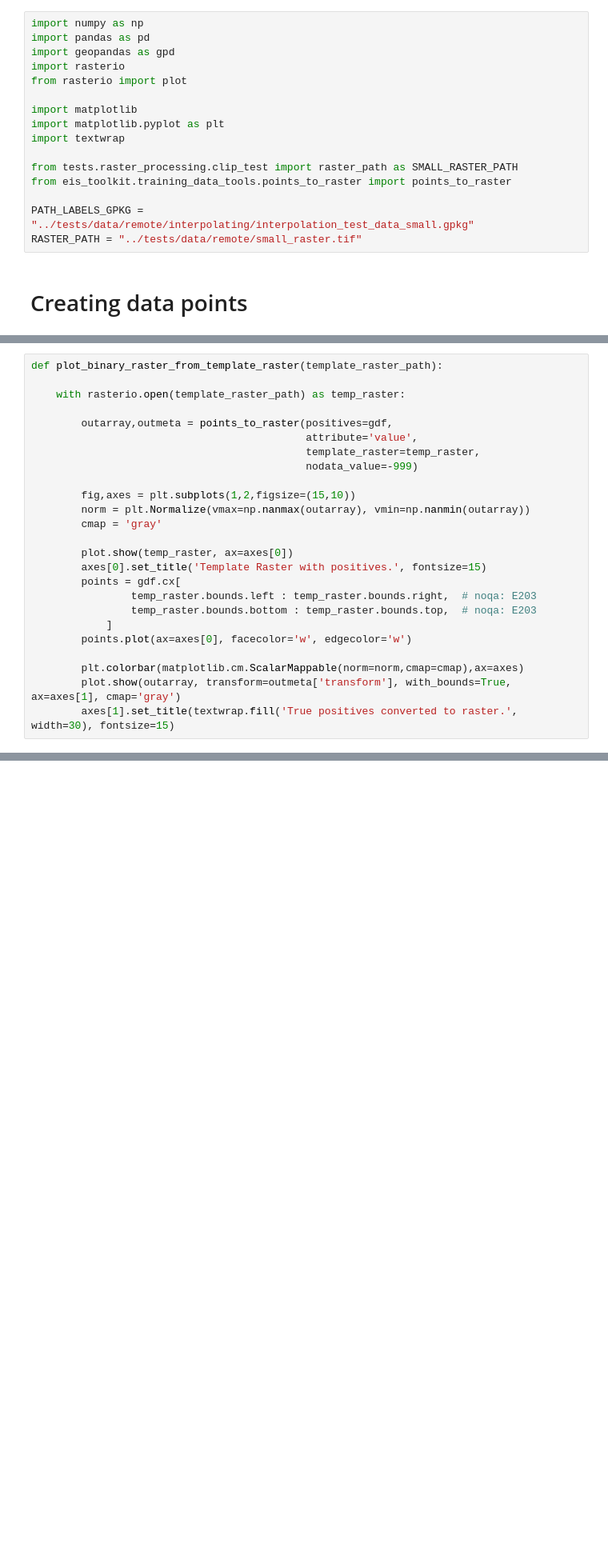
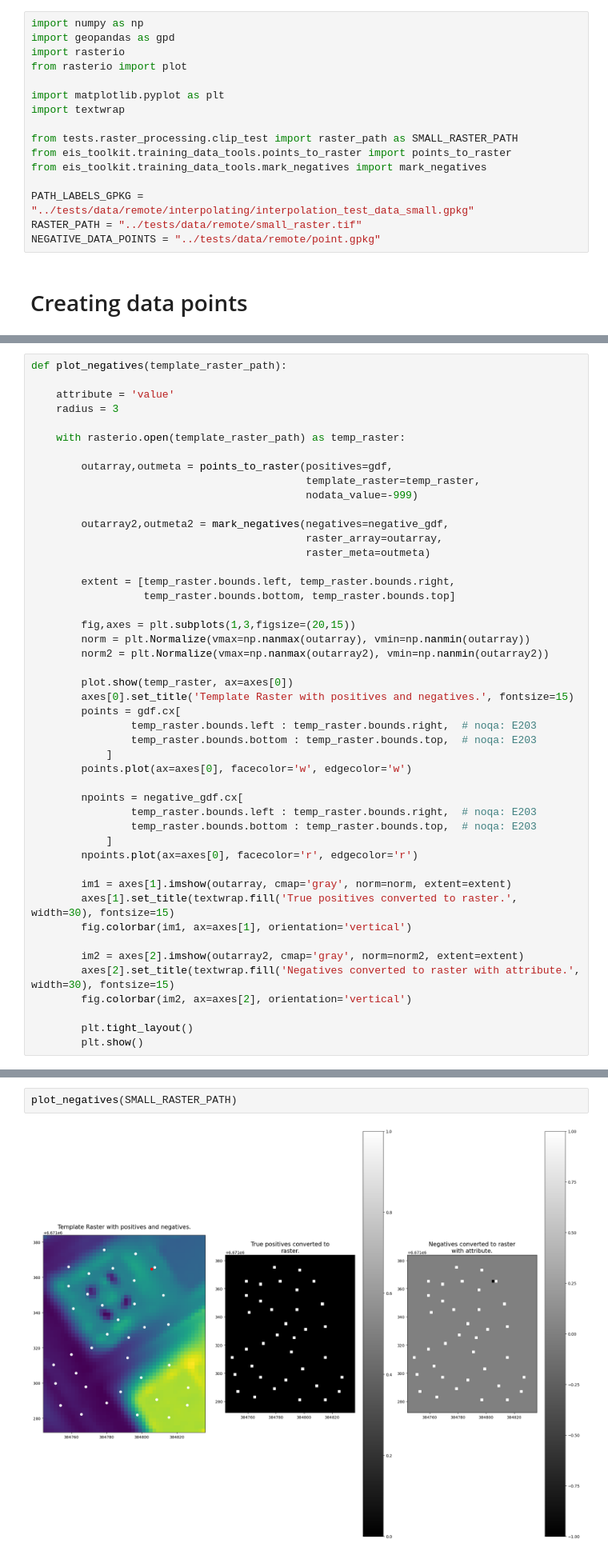
Before and after one commit to GispoCoding/eis_toolkit, a Jupyter notebook: notebooks/testing_points_to_raster.ipynb, the cells around one changed output, grey strips where cells are left out. Shown at 80% size. Drawn from its saved outputs; the diff is of its cells as text; blank space fills up the shorter version.

```diff
--- a/notebooks/testing_points_to_raster.ipynb
+++ b/notebooks/testing_points_to_raster.ipynb
@@ -4,20 +4,20 @@ import sys
 sys.path.insert(0, "..")
 # %%
 import numpy as np
-import pandas as pd
 import geopandas as gpd
 import rasterio
 from rasterio import plot
 
-import matplotlib
 import matplotlib.pyplot as plt
 import textwrap
 
 from tests.raster_processing.clip_test import raster_path as SMALL_RASTER_PATH
 from eis_toolkit.training_data_tools.points_to_raster import points_to_raster
+from eis_toolkit.training_data_tools.mark_negatives import mark_negatives
 
 PATH_LABELS_GPKG = "../tests/data/remote/interpolating/interpolation_test_data_small.gpkg"
 RASTER_PATH = "../tests/data/remote/small_raster.tif"
+NEGATIVE_DATA_POINTS = "../tests/data/remote/point.gpkg"
 # %% [markdown]
 # Creating data points
 # %%
@@ -46,25 +148,47 @@ print(gdf)
 # %%
-def plot_binary_raster_from_template_raster(template_raster_path):
+def plot_negatives(template_raster_path):
+
+    attribute = 'value'
+    radius = 3
 
     with rasterio.open(template_raster_path) as temp_raster:
 
         outarray,outmeta = points_to_raster(positives=gdf,
-                                            attribute='value',
                                             template_raster=temp_raster,
                                             nodata_value=-999)
 
-        fig,axes = plt.subplots(1,2,figsize=(15,10))
+        outarray2,outmeta2 = mark_negatives(negatives=negative_gdf,
+                                            raster_array=outarray,
+                                            raster_meta=outmeta)
+
+        extent = [temp_raster.bounds.left, temp_raster.bounds.right,
+                  temp_raster.bounds.bottom, temp_raster.bounds.top]
+
+        fig,axes = plt.subplots(1,3,figsize=(20,15))
         norm = plt.Normalize(vmax=np.nanmax(outarray), vmin=np.nanmin(outarray))
-        cmap = 'gray'
+        norm2 = plt.Normalize(vmax=np.nanmax(outarray2), vmin=np.nanmin(outarray2))
 
         plot.show(temp_raster, ax=axes[0])
-        axes[0].set_title('Template Raster with positives.', fontsize=15)
+        axes[0].set_title('Template Raster with positives and negatives.', fontsize=15)
         points = gdf.cx[
                 temp_raster.bounds.left : temp_raster.bounds.right,  # noqa: E203
                 temp_raster.bounds.bottom : temp_raster.bounds.top,  # noqa: E203
             ]
         points.plot(ax=axes[0], facecolor='w', edgecolor='w')
 
-        plt.colorbar(matplotlib.cm.ScalarMappable(norm=norm,cmap=cmap),ax=axes)
-        plot.show(outarray, transform=outmeta['transform'], with_bounds=True, ax=axes[1], cmap='gray')
+        npoints = negative_gdf.cx[
+                temp_raster.bounds.left : temp_raster.bounds.right,  # noqa: E203
+                temp_raster.bounds.bottom : temp_raster.bounds.top,  # noqa: E203
+            ]
+        npoints.plot(ax=axes[0], facecolor='r', edgecolor='r')
+
+        im1 = axes[1].imshow(outarray, cmap='gray', norm=norm, extent=extent)
         axes[1].set_title(textwrap.fill('True positives converted to raster.', width=30), fontsize=15)
+        fig.colorbar(im1, ax=axes[1], orientation='vertical')
+
+        im2 = axes[2].imshow(outarray2, cmap='gray', norm=norm2, extent=extent)
+        axes[2].set_title(textwrap.fill('Negatives converted to raster with attribute.', width=30), fontsize=15)
+        fig.colorbar(im2, ax=axes[2], orientation='vertical')
+
+        plt.tight_layout()
+        plt.show()
@@ -74,0 +195,4 @@ plot_binary_raster_from_template_raster(RASTER_PATH)
+# %%
+plot_negatives(SMALL_RASTER_PATH)
+# %% [output]
+[figure, added]
```
Also changed, not shown: parts of 4 cells of this notebook, 3 other files.
